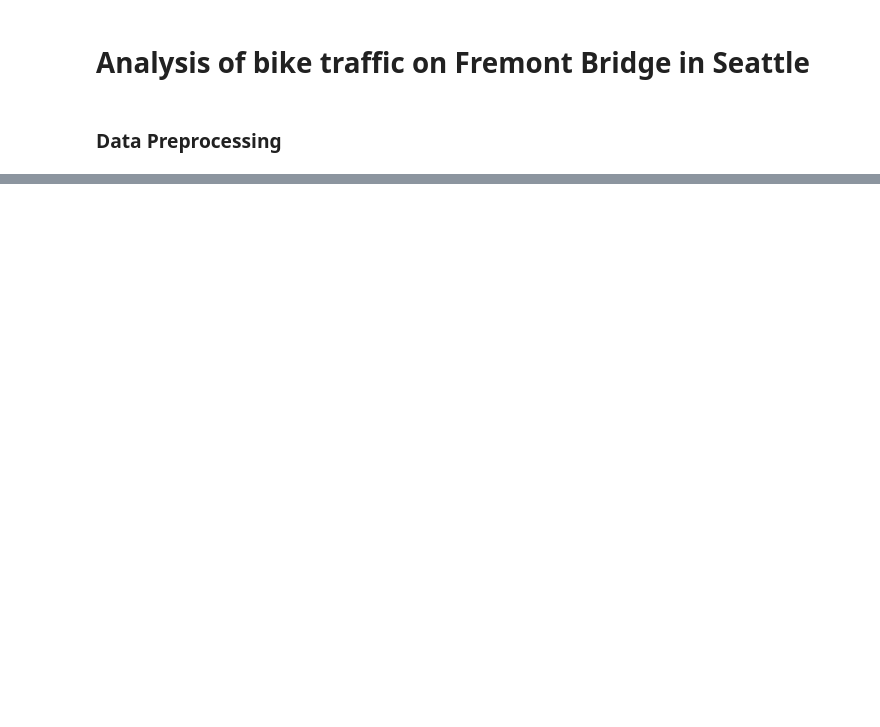
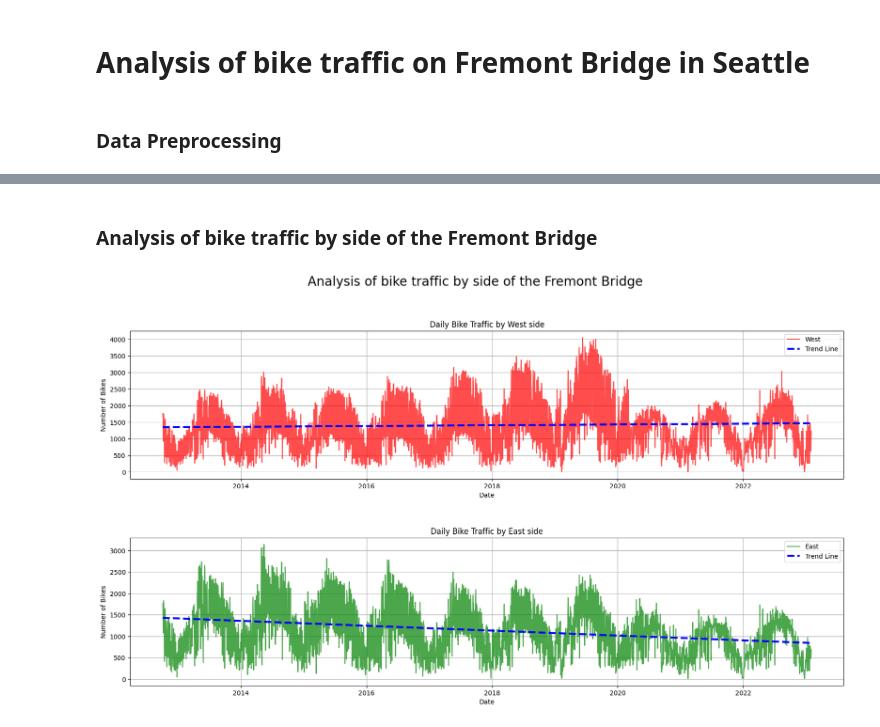
Before and after one commit to bartlomiejkozka/Fremont-bike-analysis, a Jupyter notebook: Fremont-bike-traffic.ipynb, the cells around one changed output, grey strips where cells are left out. Cells and saved outputs as stored; diff of their text form; code cells hidden in the pictures; blank space fills up the shorter version.

```diff
--- a/Fremont-bike-traffic.ipynb
+++ b/Fremont-bike-traffic.ipynb
@@ -37,0 +62,26 @@ False
+# %% [markdown]
+### Analysis of bike traffic by side of the Fremont Bridge
+# %%
+fig, axs = plt.subplots(nrows=2, ncols=1, figsize=(20, 10), facecolor='white')
+fig.suptitle('Analysis of bike traffic by side of the Fremont Bridge', fontsize=20, y=1.0)
+fig.subplots_adjust(hspace=0.4)
+
+palette = ['red', 'green']
+for i, side in enumerate(['West', 'East']):
+    axs[i].set_facecolor('white')
+    axs[i].plot(daily_bike_traffic_data.index, daily_bike_traffic_data[side], color=palette[i], label=side, alpha=0.7)
+
+    # Trend line
+    x_numeric = mpl.dates.date2num(daily_bike_traffic_data.index)
+    y = daily_bike_traffic_data[side].values
+    z = np.polyfit(x_numeric, y, 1)
+    p = np.poly1d(z)
+    axs[i].plot(daily_bike_traffic_data.index, p(x_numeric), color='blue', linewidth=3, linestyle='--', label='Trend Line')
+
+    axs[i].set_title('Daily Bike Traffic by ' + side + ' side')
+    axs[i].set_xlabel('Date')
+    axs[i].set_ylabel('Number of Bikes')
+    axs[i].legend()
+    axs[i].grid()
+# %% [output]
+[figure, added]
```
Also changed, not shown: parts of 37 cells of this notebook, 4 other files.
